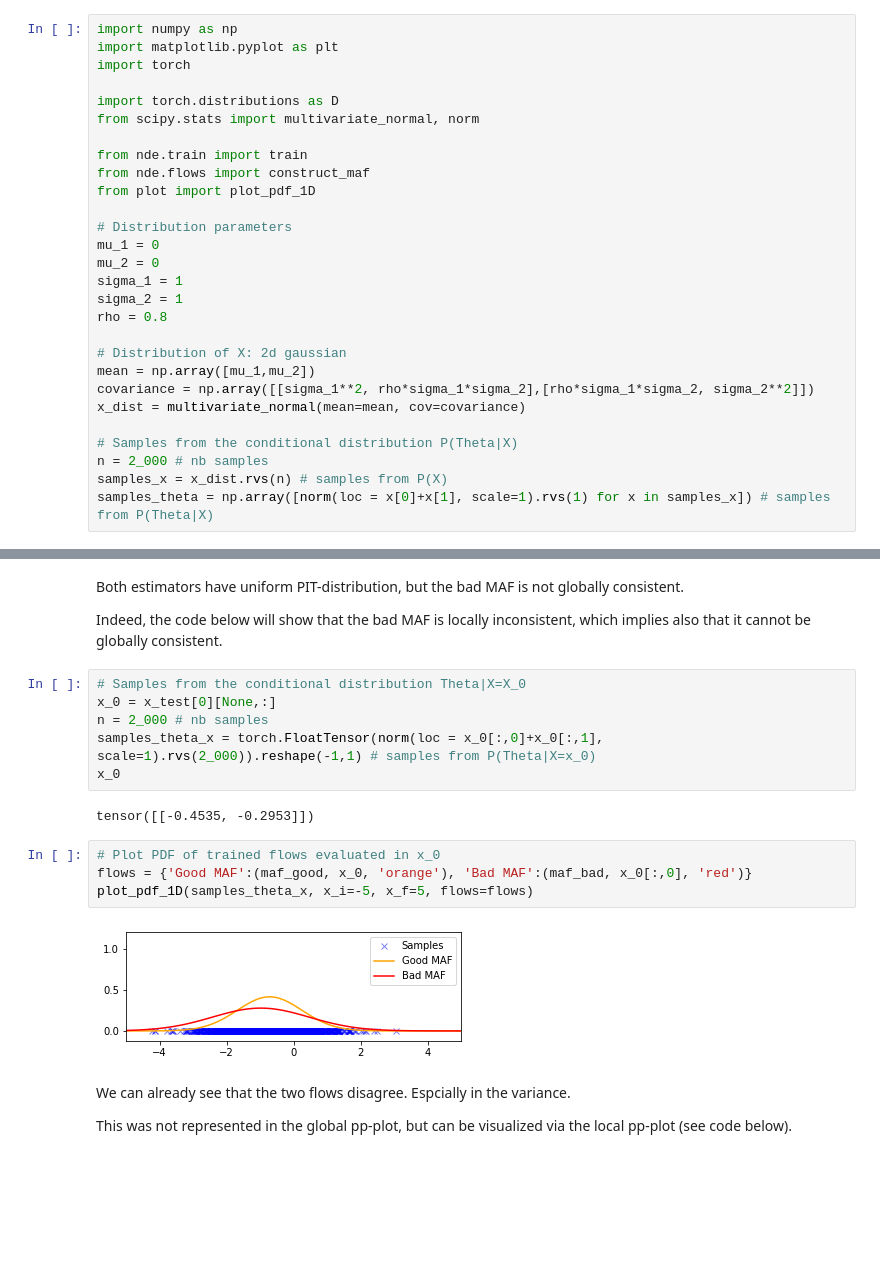
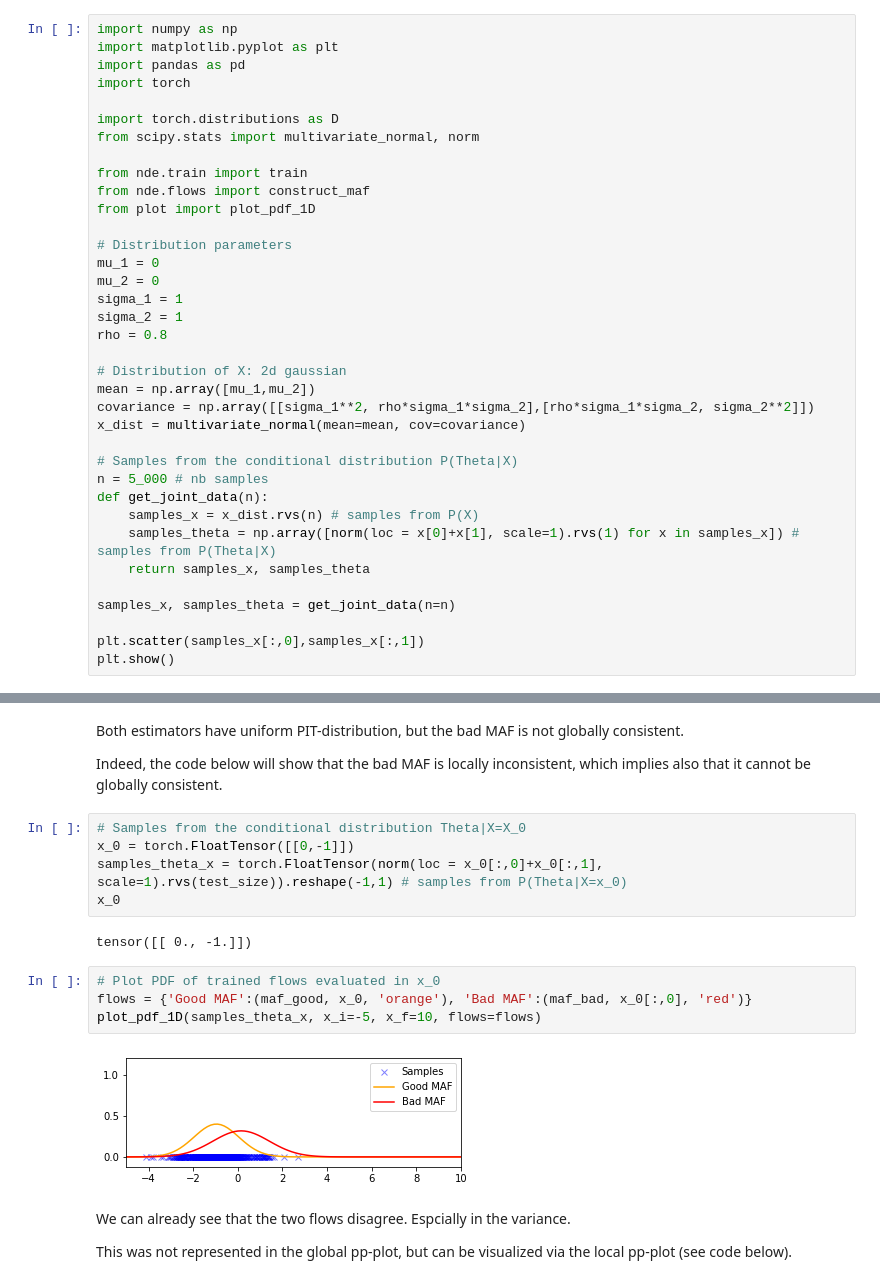
Before and after one commit to JuliaLinhart/valDiags_flows, a Jupyter notebook: PIT_for_ConditionalFlows.ipynb, the cells around one changed output, grey strips where cells are left out. Cells and saved outputs as stored; diff of their text form; blank space fills up the shorter version.

```diff
--- a/PIT_for_ConditionalFlows.ipynb
+++ b/PIT_for_ConditionalFlows.ipynb
@@ -67,6 +67,7 @@ We consider a target density $\Theta\mid X \sim \mathcal{N}(X_1+X_2, 1)$ with $X
 # %%
 import numpy as np
 import matplotlib.pyplot as plt
+import pandas as pd
 import torch
 
 import torch.distributions as D
@@ -89,7 +90,14 @@ covariance = np.array([[sigma_1**2, rho*sigma_1*sigma_2],[rho*sigma_1*sigma_2, s
 x_dist = multivariate_normal(mean=mean, cov=covariance)
 
 # Samples from the conditional distribution P(Theta|X)
-n = 2_000 # nb samples
-samples_x = x_dist.rvs(n) # samples from P(X)
-samples_theta = np.array([norm(loc = x[0]+x[1], scale=1).rvs(1) for x in samples_x]) # samples from P(Theta|X)
+n = 5_000 # nb samples
+def get_joint_data(n):
+    samples_x = x_dist.rvs(n) # samples from P(X)
+    samples_theta = np.array([norm(loc = x[0]+x[1], scale=1).rvs(1) for x in samples_x]) # samples from P(Theta|X)
+    return samples_x, samples_theta
+
+samples_x, samples_theta = get_joint_data(n=n)
+
+plt.scatter(samples_x[:,0],samples_x[:,1])
+plt.show()
 # %% [output]
@@ -163,18 +174,17 @@ Both estimators have uniform PIT-distribution, but the bad MAF is not globally c
 Indeed, the code below will show that the bad MAF is locally inconsistent, which implies also that it cannot be globally consistent.
 # %%
 # Samples from the conditional distribution Theta|X=X_0
-x_0 = x_test[0][None,:]
-n = 2_000 # nb samples
-samples_theta_x = torch.FloatTensor(norm(loc = x_0[:,0]+x_0[:,1], scale=1).rvs(2_000)).reshape(-1,1) # samples from P(Theta|X=x_0)
+x_0 = torch.FloatTensor([[0,-1]])
+samples_theta_x = torch.FloatTensor(norm(loc = x_0[:,0]+x_0[:,1], scale=1).rvs(test_size)).reshape(-1,1) # samples from P(Theta|X=x_0)
 x_0
 # %% [output]
-tensor([[-0.4535, -0.2953]])
+tensor([[ 0., -1.]])
 # %%
 # Plot PDF of trained flows evaluated in x_0
 flows = {'Good MAF':(maf_good, x_0, 'orange'), 'Bad MAF':(maf_bad, x_0[:,0], 'red')}
-plot_pdf_1D(samples_theta_x, x_i=-5, x_f=5, flows=flows)
+plot_pdf_1D(samples_theta_x, x_i=-5, x_f=10, flows=flows)
 # %% [output]
-[figure, old version]
+[figure, new version]
 # %% [markdown]
 We can already see that the two flows disagree. Espcially in the variance.
 
```
Also changed, not shown: parts of 27 cells of this notebook.
